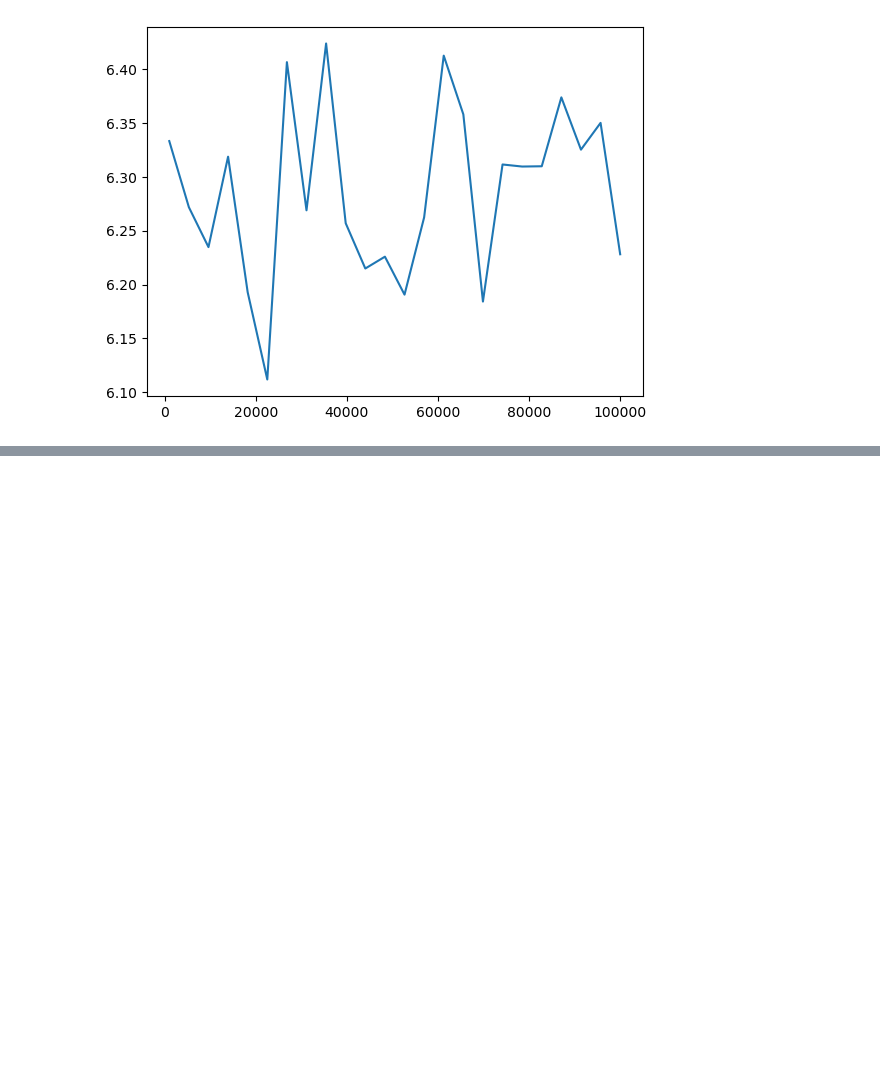
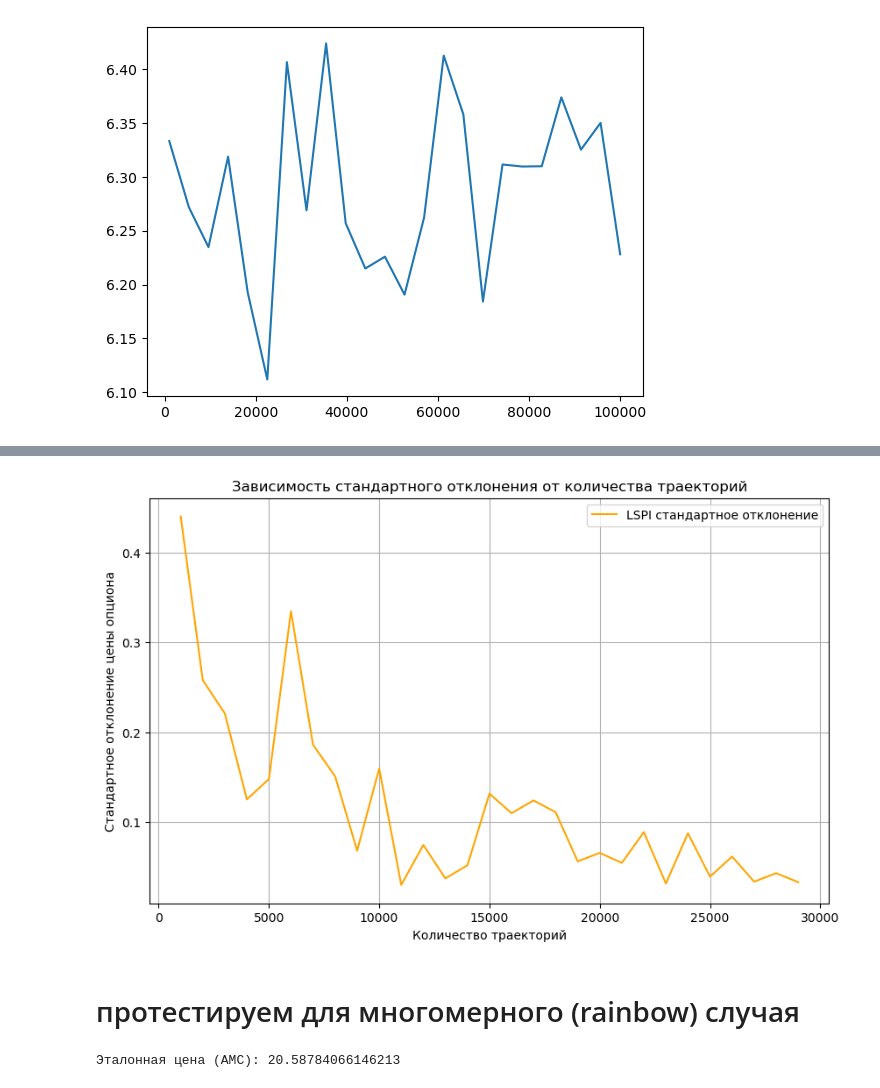
Before and after one commit to v0r0bi0v/AmericanOptionsPricingApproaches, a Jupyter notebook: notebooks/RunPricing.ipynb, the cells around one changed output, grey strips where cells are left out. Cells and saved outputs as stored; diff of their text form; code cells hidden in the pictures; blank space fills up the shorter version.

Commit message:
rainbow lspi

```diff
--- a/notebooks/RunPricing.ipynb
+++ b/notebooks/RunPricing.ipynb
@@ -35,0 +161,10 @@ plt.plot(cnt_trajectories, train_prices.mean(axis=1))
+# %%
+option_params = {
+    "asset0": 100.0,
+    "sigma": 0.2,
+    "r": 0.05,
+    "strike": 100.0,
+    "t": 1.0,
+    "cnt_times": 365,
+    "seed": None
+}
@@ -35,0 +180,13 @@ plt.plot(cnt_trajectories, train_prices.mean(axis=1))
+# %%
+cnt_traj_list = list(range(1000, 30_000, 1000))
+num_repeats = 5
+
+mean_prices, std_prices = evaluate_pricer_with_std(
+    sampler_class=GeometricBrownianMotionPutSampler,
+    pricer_class=LSPIPricer,
+    cnt_traj_list=cnt_traj_list,
+    num_repeats=num_repeats,
+    **option_params
+)
+
+plot_prices_with_std(cnt_traj_list, mean_prices, std_prices, label='LSPI', reference_price=binomial_price)
@@ -35,0 +291,6 @@ plt.plot(cnt_trajectories, train_prices.mean(axis=1))
+# %%
+plot_std_only(cnt_traj_list, std_prices)
+# %% [output]
+[figure, added]
+# %% [markdown]
+# протестируем для многомерного (rainbow) случая
@@ -35,0 +307,10 @@ plt.plot(cnt_trajectories, train_prices.mean(axis=1))
+# %%
+reference_params = rainbow_option_params.copy()
+reference_params["cnt_trajectories"] = 100_000
+reference_sampler = WienerRainbowPutOptionSampler(**reference_params)
+reference_pricer = AmericanMonteCarloPricer(sampler=reference_sampler)
+reference_price_history = reference_pricer.price(quiet=True)
+reference_price = reference_pricer.result["train"]["price"]
+print(f"Эталонная цена (AMC): {reference_price}")
+# %% [output]
+Эталонная цена (AMC): 20.58784066146213
```
Also changed, not shown: parts of 17 cells of this notebook, 2 other files.
